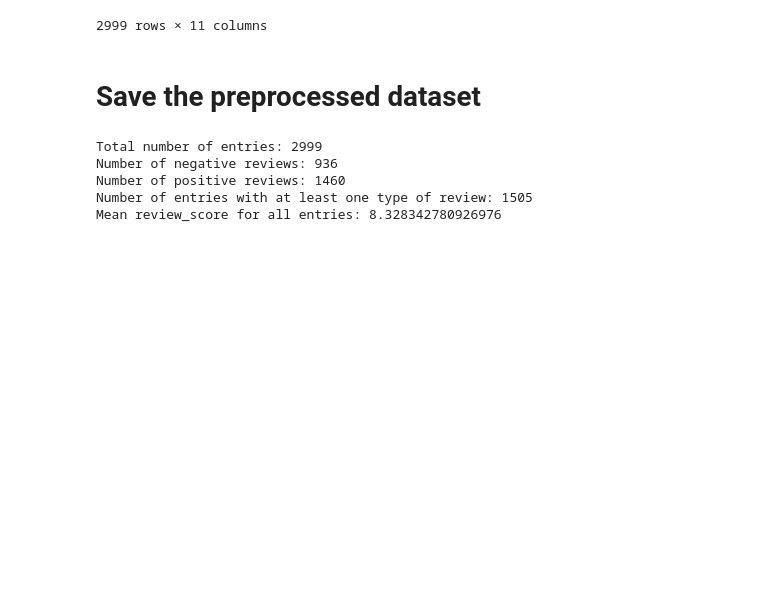
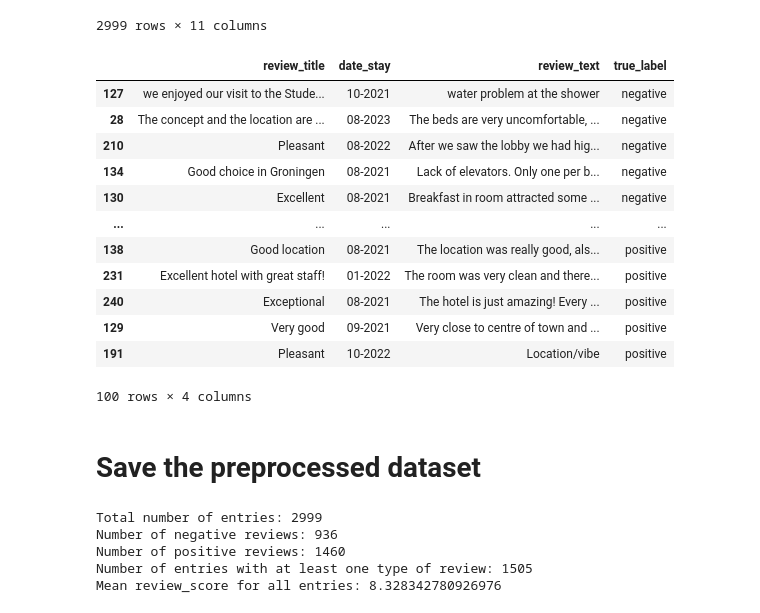
Before and after one commit to stefania-radu/LLMs-reviews-analytics, a Jupyter notebook: reviews_analytics/run_analysis.ipynb, the cells around one changed output. Drawn from its saved outputs; the diff is of its cells as text; code cells hidden in the pictures; blank space fills up the shorter version.

```diff
--- a/reviews_analytics/run_analysis.ipynb
+++ b/reviews_analytics/run_analysis.ipynb
@@ -95,6 +95,45 @@ hotel_reviews_data
 | 3308 | Exceptional | 06-2021 | Slovenia | NaN | Family | 3 | 06-2021 | ... |
 | 3309 | Exceptional | 04-2021 | Romania | NaN | Group | 1 | 04-2021 | ... |
 2999 rows × 11 columns
+# %%
+df = hotel_reviews_data_english
+
+non_empty_poor = df[df['review_poor'].notna() & (df['review_poor'] != '')]
+non_empty_great = df[df['review_great'].notna() & (df['review_great'] != '')]
+
+# Randomly sample 50 entries from each
+sampled_poor = non_empty_poor.sample(50, random_state=42)  # Setting a random state for reproducibility
+sampled_great = non_empty_great.sample(50, random_state=42)
+
+# Add a true_label column
+sampled_poor['true_label'] = 'negative'
+sampled_great['true_label'] = 'positive'
+
+# Concatenate the review text from both datasets
+sampled_poor['review_text'] = sampled_poor['review_poor']
+sampled_great['review_text'] = sampled_great['review_great']
+
+# Combine the samples
+combined_samples = pd.concat([sampled_poor, sampled_great])
+
+# Create the final dataset with selected columns
+reviews_small = combined_samples[['review_title', 'date_stay', 'review_text', 'true_label']]
+
+reviews_small
+# %% [output]
+|  | review_title | date_stay | review_text | true_label |
+| 127 | we enjoyed our visit to the Stude... | 10-2021 | water problem at the shower | negative |
+| 28 | The concept and the location are ... | 08-2023 | The beds are very uncomfortable, ... | negative |
+| 210 | Pleasant | 08-2022 | After we saw the lobby we had hig... | negative |
+| 134 | Good choice in Groningen | 08-2021 | Lack of elevators. Only one per b... | negative |
+| 130 | Excellent | 08-2021 | Breakfast in room attracted some ... | negative |
+| ... | ... | ... | ... | ... |
+| 138 | Good location | 08-2021 | The location was really good, als... | positive |
+| 231 | Excellent hotel with great staff! | 01-2022 | The room was very clean and there... | positive |
+| 240 | Exceptional | 08-2021 | The hotel is just amazing! Every ... | positive |
+| 129 | Very good | 09-2021 | Very close to centre of town and ... | positive |
+| 191 | Pleasant | 10-2022 | Location/vibe | positive |
+100 rows × 4 columns
 # %% [markdown]
 # Save the preprocessed dataset
 # %%
```
Also changed, not shown: 3 other files.
